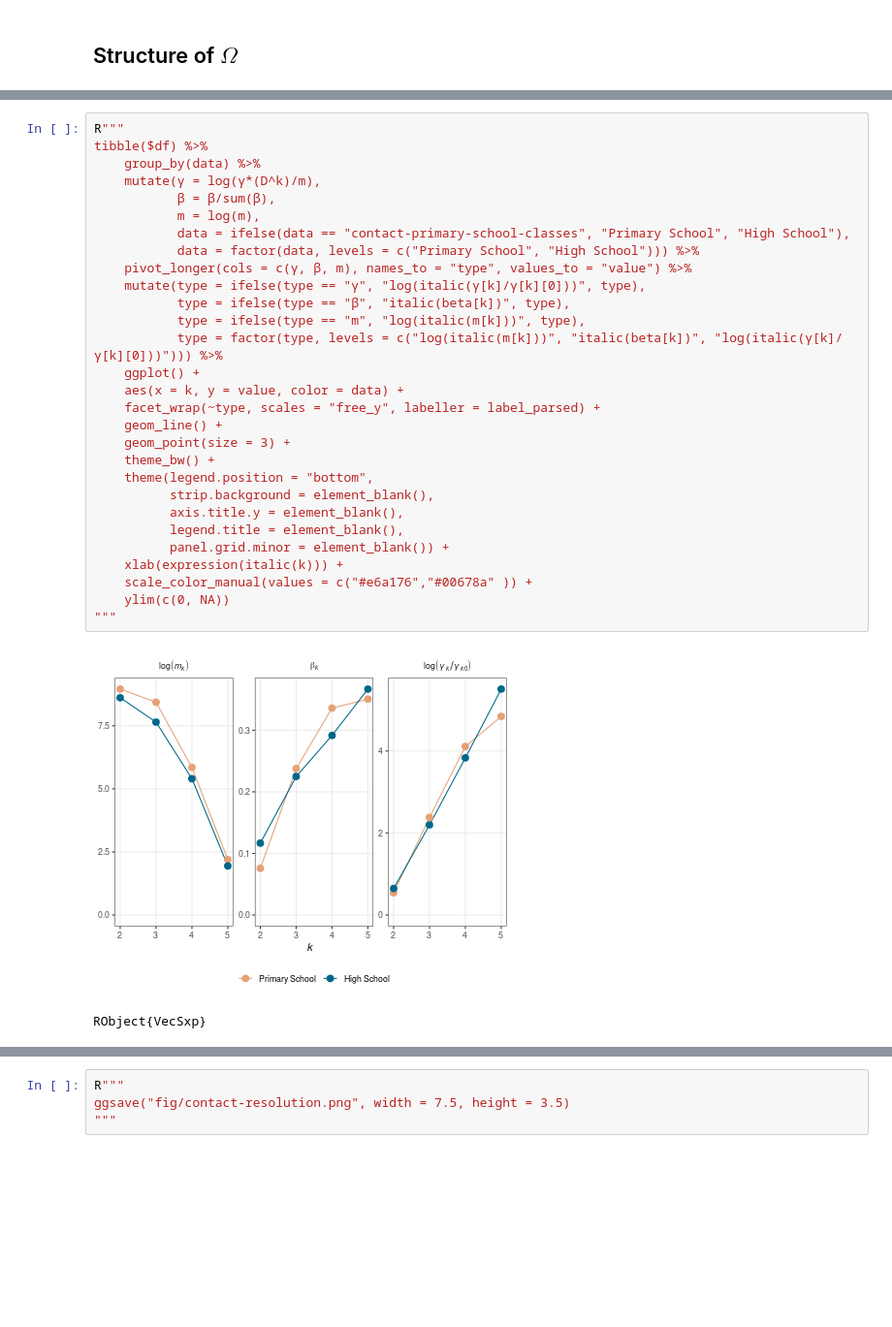
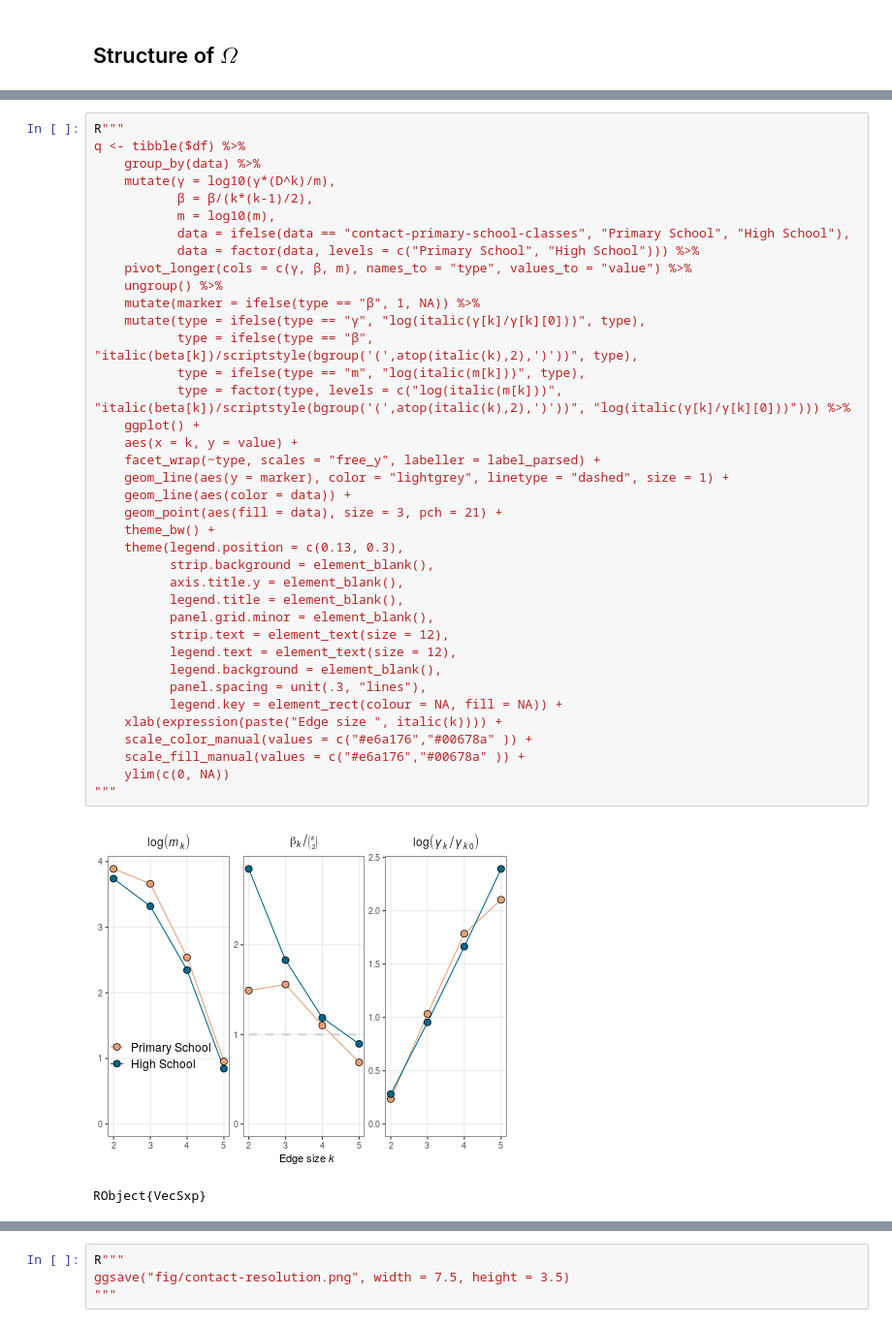
Before and after one commit to PhilChodrow/HypergraphModularity, a Jupyter notebook: contact-examples.ipynb, the cells around one changed output, grey strips where cells are left out. Shown: that part at 97% size. Saved outputs shown, nothing was run; the diff lists cells and outputs as text; blank space fills up the shorter version.

```diff
--- a/contact-examples.ipynb
+++ b/contact-examples.ipynb
@@ -282,32 +292,41 @@ plot!()
 # %%
 R"""
-tibble($df) %>%
+q <- tibble($df) %>%
     group_by(data) %>%
-    mutate(γ = log(γ*(D^k)/m),
-           β = β/sum(β),
-           m = log(m),
+    mutate(γ = log10(γ*(D^k)/m),
+           β = β/(k*(k-1)/2),
+           m = log10(m),
            data = ifelse(data == "contact-primary-school-classes", "Primary School", "High School"),
            data = factor(data, levels = c("Primary School", "High School"))) %>%
     pivot_longer(cols = c(γ, β, m), names_to = "type", values_to = "value") %>%
+    ungroup() %>%
+    mutate(marker = ifelse(type == "β", 1, NA)) %>%
     mutate(type = ifelse(type == "γ", "log(italic(γ[k]/γ[k][0]))", type),
-           type = ifelse(type == "β", "italic(beta[k])", type),
+           type = ifelse(type == "β", "italic(beta[k])/scriptstyle(bgroup('(',atop(italic(k),2),')'))", type),
            type = ifelse(type == "m", "log(italic(m[k]))", type),
-           type = factor(type, levels = c("log(italic(m[k]))", "italic(beta[k])", "log(italic(γ[k]/γ[k][0]))"))) %>%
+           type = factor(type, levels = c("log(italic(m[k]))", "italic(beta[k])/scriptstyle(bgroup('(',atop(italic(k),2),')'))", "log(italic(γ[k]/γ[k][0]))"))) %>%
     ggplot() +
-    aes(x = k, y = value, color = data) +
+    aes(x = k, y = value) +
     facet_wrap(~type, scales = "free_y", labeller = label_parsed) +
-    geom_line() +
-    geom_point(size = 3) +
+    geom_line(aes(y = marker), color = "lightgrey", linetype = "dashed", size = 1) +
+    geom_line(aes(color = data)) +
+    geom_point(aes(fill = data), size = 3, pch = 21) +
     theme_bw() +
-    theme(legend.position = "bottom",
+    theme(legend.position = c(0.13, 0.3),
           strip.background = element_blank(),
           axis.title.y = element_blank(),
           legend.title = element_blank(),
-          panel.grid.minor = element_blank()) +
-    xlab(expression(italic(k))) +
+          panel.grid.minor = element_blank(),
+          strip.text = element_text(size = 12),
+          legend.text = element_text(size = 12),
+          legend.background = element_blank(),
+          panel.spacing = unit(.3, "lines"),
+          legend.key = element_rect(colour = NA, fill = NA)) +
+    xlab(expression(paste("Edge size ", italic(k)))) +
     scale_color_manual(values = c("#e6a176","#00678a" )) +
+    scale_fill_manual(values = c("#e6a176","#00678a" )) +
     ylim(c(0, NA))
 """
 # %% [output]
-[figure, old version]
+[figure, new version]
 RObject{VecSxp}
```
Also changed, not shown: parts of 18 cells of this notebook, 32 other files.
